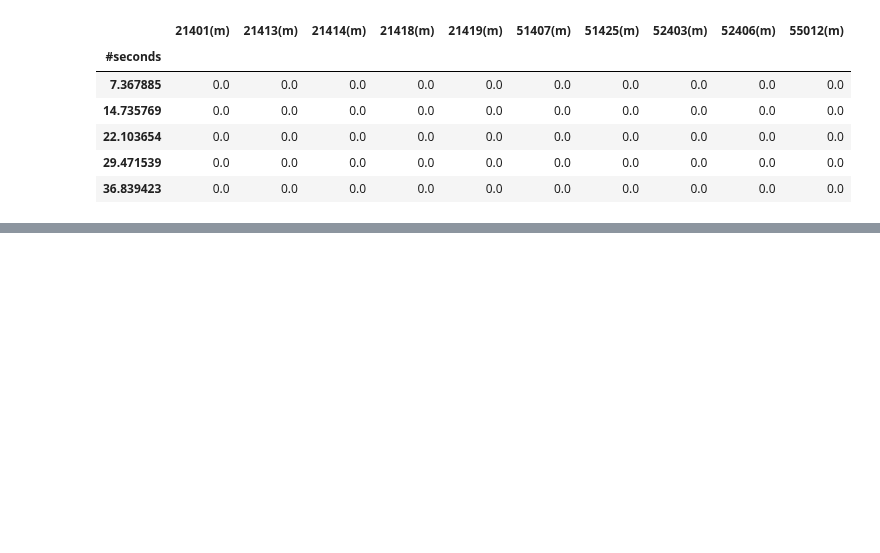
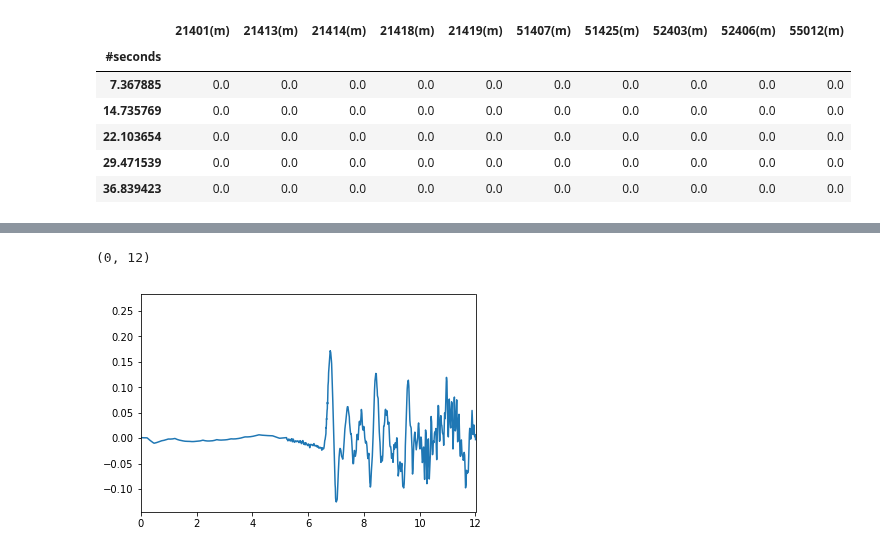
Before and after one commit to jgalazm/Nami, a Jupyter notebook: validation/04_tohoku2011/comparison/pois.ipynb, the cells around one changed output, grey strips where cells are left out. Cells and saved outputs as stored; diff of their text form; code cells hidden in the pictures; blank space fills up the shorter version.

```diff
--- a/validation/04_tohoku2011/comparison/pois.ipynb
+++ b/validation/04_tohoku2011/comparison/pois.ipynb
@@ -36,0 +38,6 @@ array([[-15.24055694,  -0.11768621],
+# %%
+plt.plot(darts[52406][:,0]*24,darts[52406][:,1])
+plt.xlim(0,12)
+# %% [output]
+(0, 12)
+[figure, added]
```
Also changed, not shown: parts of 4 cells of this notebook, 2 other files.
